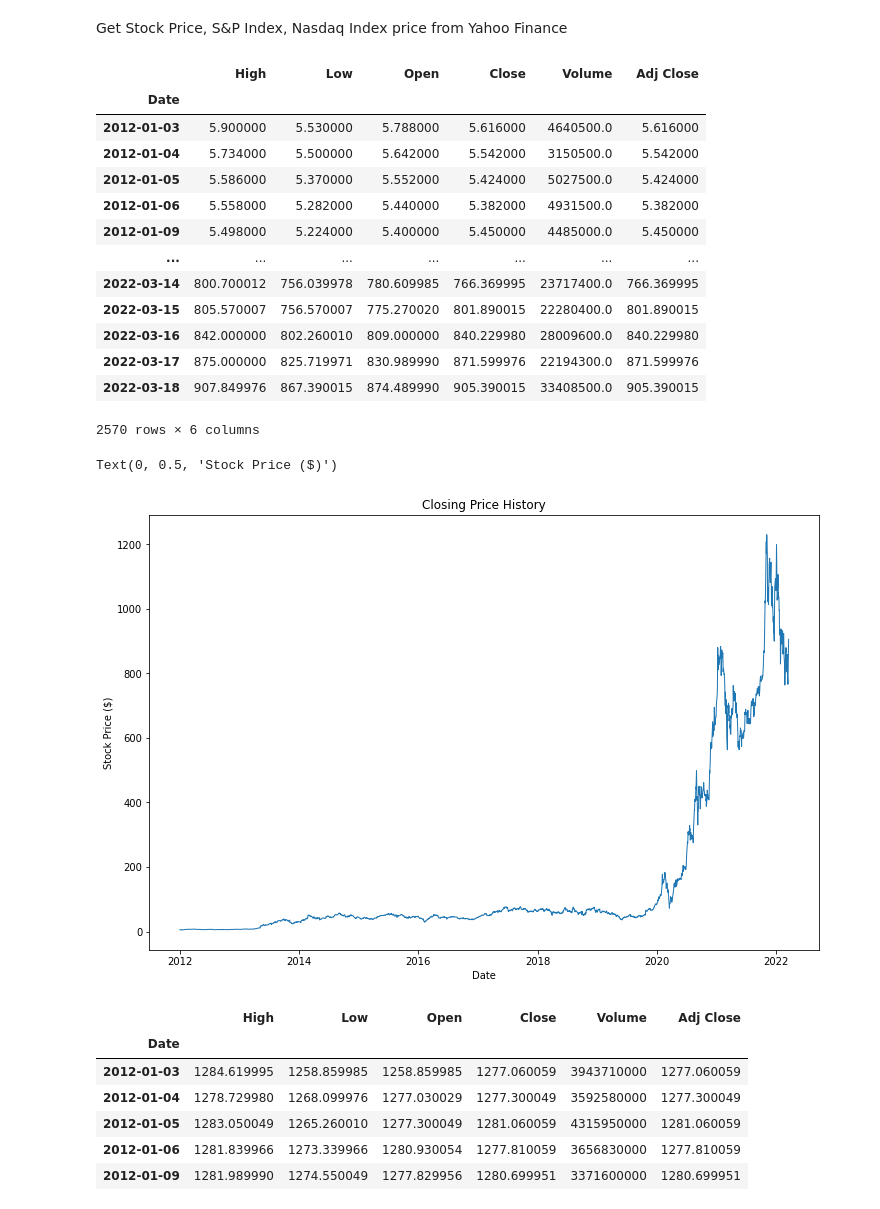
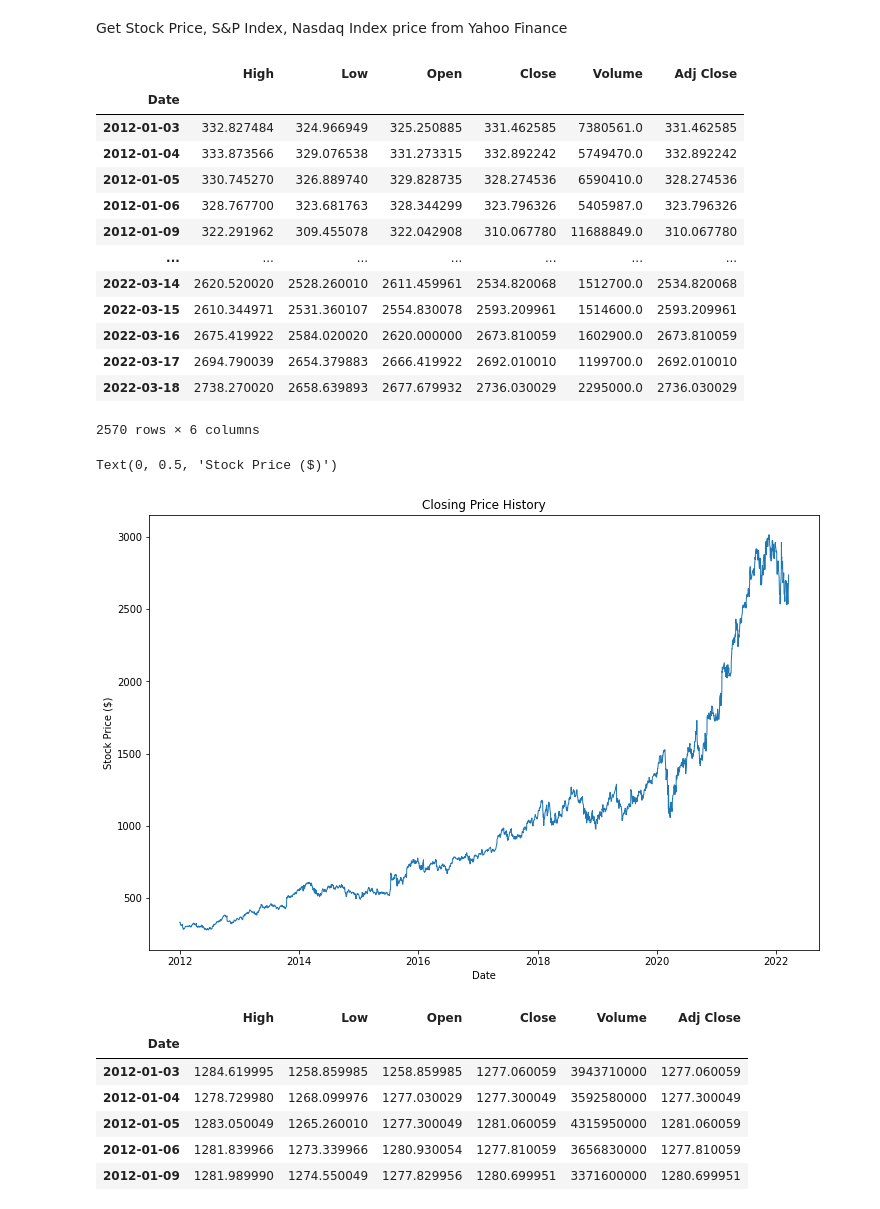
Before and after one commit to palakagl/AI-in-Finance, a Jupyter notebook: Stock_Price_Prediction_LSTM_with_Multiple_Features.ipynb, the cells around one changed output. Cells and saved outputs as stored; diff of their text form; code cells hidden in the pictures.

```diff
--- a/Stock_Price_Prediction_LSTM_with_Multiple_Features.ipynb
+++ b/Stock_Price_Prediction_LSTM_with_Multiple_Features.ipynb
@@ -58,23 +58,23 @@ from tensorflow.keras.callbacks import ModelCheckpoint, EarlyStopping
 # %% [markdown]
 Get Stock Price, S&P Index, Nasdaq Index price from Yahoo Finance
 # %%
-df_stock = web.DataReader('TSLA', 'yahoo', start='2012-01-01', end='2022-03-20')
+df_stock = web.DataReader('GOOG', 'yahoo', start='2012-01-01', end='2022-03-20')
 
 df_stock
 # %% [output]
 |  | High | Low | Open | Close | Volume | Adj Close |
 | Date |  |  |  |  |  |  |
-| 2012-01-03 | 5.900000 | 5.530000 | 5.788000 | 5.616000 | 4640500.0 | 5.616000 |
-| 2012-01-04 | 5.734000 | 5.500000 | 5.642000 | 5.542000 | 3150500.0 | 5.542000 |
-| 2012-01-05 | 5.586000 | 5.370000 | 5.552000 | 5.424000 | 5027500.0 | 5.424000 |
-| 2012-01-06 | 5.558000 | 5.282000 | 5.440000 | 5.382000 | 4931500.0 | 5.382000 |
-| 2012-01-09 | 5.498000 | 5.224000 | 5.400000 | 5.450000 | 4485000.0 | 5.450000 |
+| 2012-01-03 | 332.827484 | 324.966949 | 325.250885 | 331.462585 | 7380561.0 | 331.462585 |
+| 2012-01-04 | 333.873566 | 329.076538 | 331.273315 | 332.892242 | 5749470.0 | 332.892242 |
+| 2012-01-05 | 330.745270 | 326.889740 | 329.828735 | 328.274536 | 6590410.0 | 328.274536 |
+| 2012-01-06 | 328.767700 | 323.681763 | 328.344299 | 323.796326 | 5405987.0 | 323.796326 |
+| 2012-01-09 | 322.291962 | 309.455078 | 322.042908 | 310.067780 | 11688849.0 | 310.067780 |
 | ... | ... | ... | ... | ... | ... | ... |
-| 2022-03-14 | 800.700012 | 756.039978 | 780.609985 | 766.369995 | 23717400.0 | 766.369995 |
-| 2022-03-15 | 805.570007 | 756.570007 | 775.270020 | 801.890015 | 22280400.0 | 801.890015 |
-| 2022-03-16 | 842.000000 | 802.260010 | 809.000000 | 840.229980 | 28009600.0 | 840.229980 |
-| 2022-03-17 | 875.000000 | 825.719971 | 830.989990 | 871.599976 | 22194300.0 | 871.599976 |
-| 2022-03-18 | 907.849976 | 867.390015 | 874.489990 | 905.390015 | 33408500.0 | 905.390015 |
+| 2022-03-14 | 2620.520020 | 2528.260010 | 2611.459961 | 2534.820068 | 1512700.0 | 2534.820068 |
+| 2022-03-15 | 2610.344971 | 2531.360107 | 2554.830078 | 2593.209961 | 1514600.0 | 2593.209961 |
+| 2022-03-16 | 2675.419922 | 2584.020020 | 2620.000000 | 2673.810059 | 1602900.0 | 2673.810059 |
+| 2022-03-17 | 2694.790039 | 2654.379883 | 2666.419922 | 2692.010010 | 1199700.0 | 2692.010010 |
+| 2022-03-18 | 2738.270020 | 2658.639893 | 2677.679932 | 2736.030029 | 2295000.0 | 2736.030029 |
 2570 rows × 6 columns
 # %%
 plt.figure(figsize=(12,8))
@@ -84,7 +84,7 @@ plt.xlabel('Date')
 plt.ylabel('Stock Price ($)')
 # %% [output]
 Text(0, 0.5, 'Stock Price ($)')
-[figure, old version]
+[figure, new version]
 # %%
 df_snp = web.DataReader('^GSPC', 'yahoo', start='2012-01-01', end='2022-03-20')
 
```
Also changed, not shown: parts of 9 cells of this notebook.
